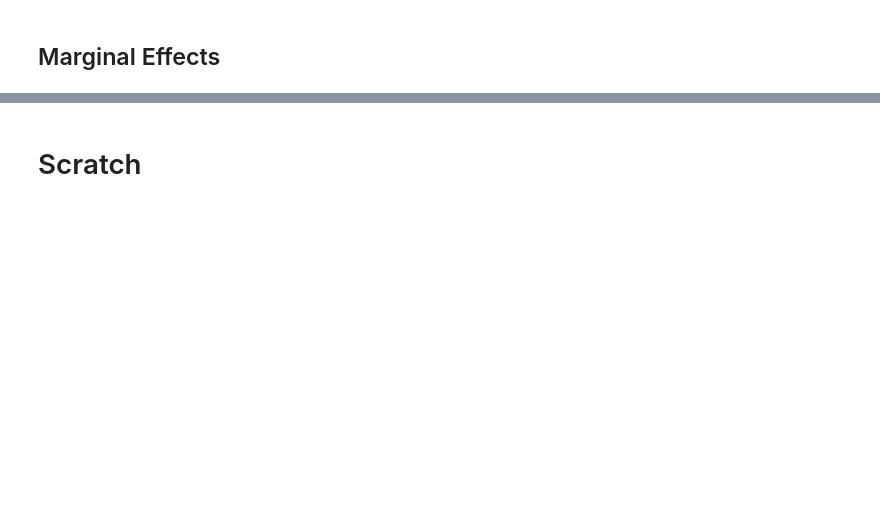
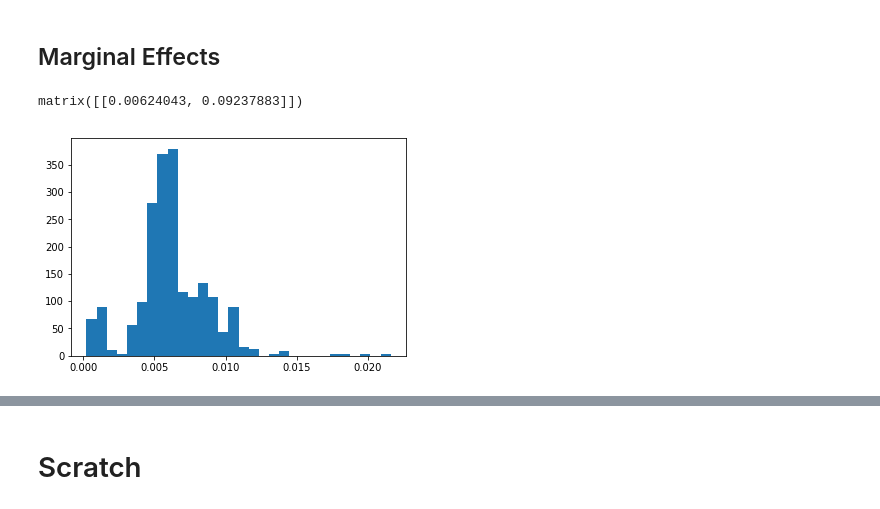
Before and after one commit to SA3291/OrderRoutingAndPFOF, a Jupyter notebook: notebooks/Tobit.ipynb, the cells around one changed output, grey strips where cells are left out. Saved outputs shown, nothing was run; the diff lists cells and outputs as text; code cells hidden in the pictures; blank space fills up the shorter version.

```diff
--- a/notebooks/Tobit.ipynb
+++ b/notebooks/Tobit.ipynb
@@ -305,2 +308,15 @@ array([       nan, 2.50617519])
 # %% [markdown]
 ## Marginal Effects
+# %%
+data_dmd_mat = np.matrix(data_dmd[['MktShare', 'PrImp_ExpAmt', 'PrImp_AvgT']])
+Y = data_dmd_mat[:,0]
+X = data_dmd_mat[:,1:]
+ind = 0
+point = np.matrix(np.mean(X, axis = 0))
+
+param_range = [0.0025, 0.01]
+plt.hist(X[:,0], bins = 30);
+point
+# %% [output]
+matrix([[0.00624043, 0.09237883]])
+[figure, added]
```
Also changed, not shown: parts of 37 cells of this notebook, 1 other file.
